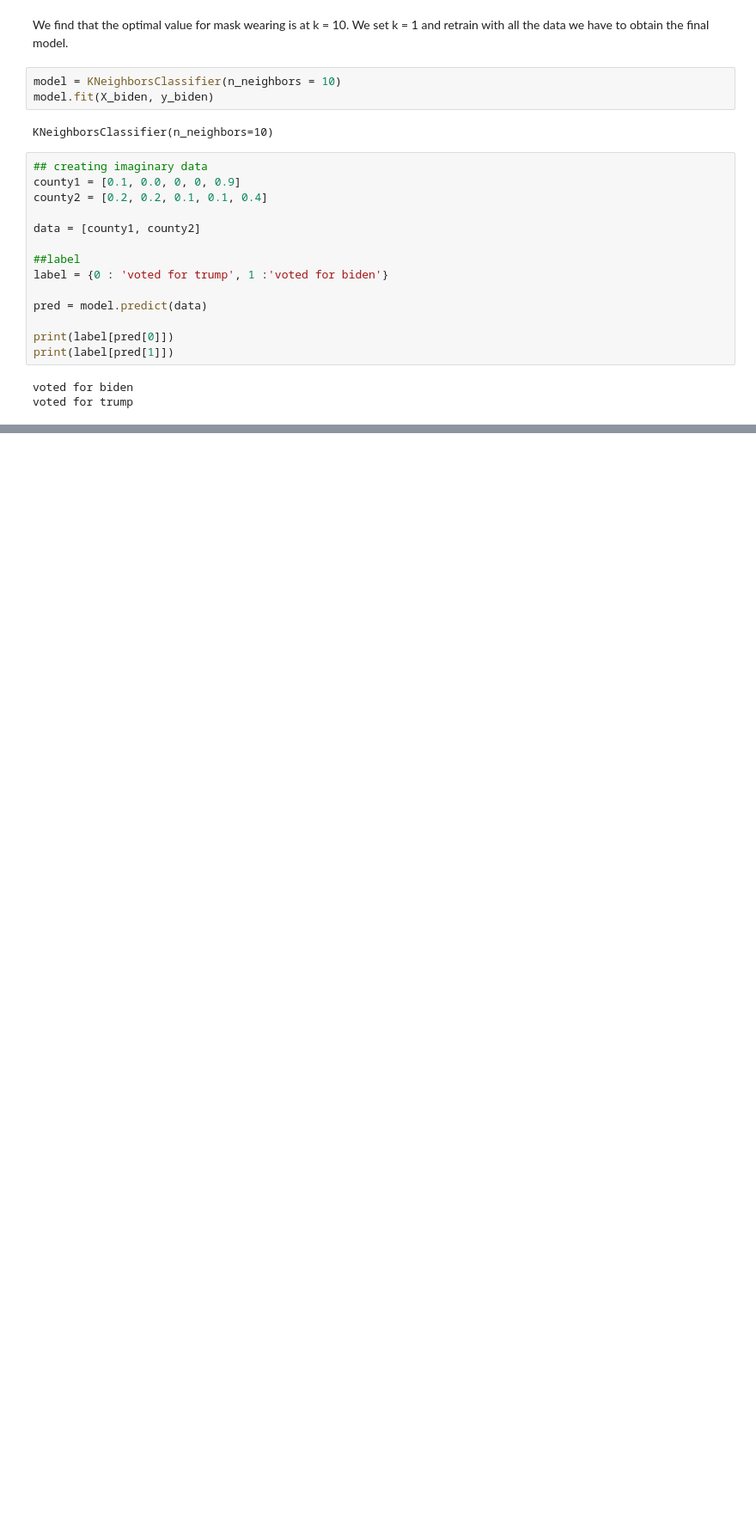
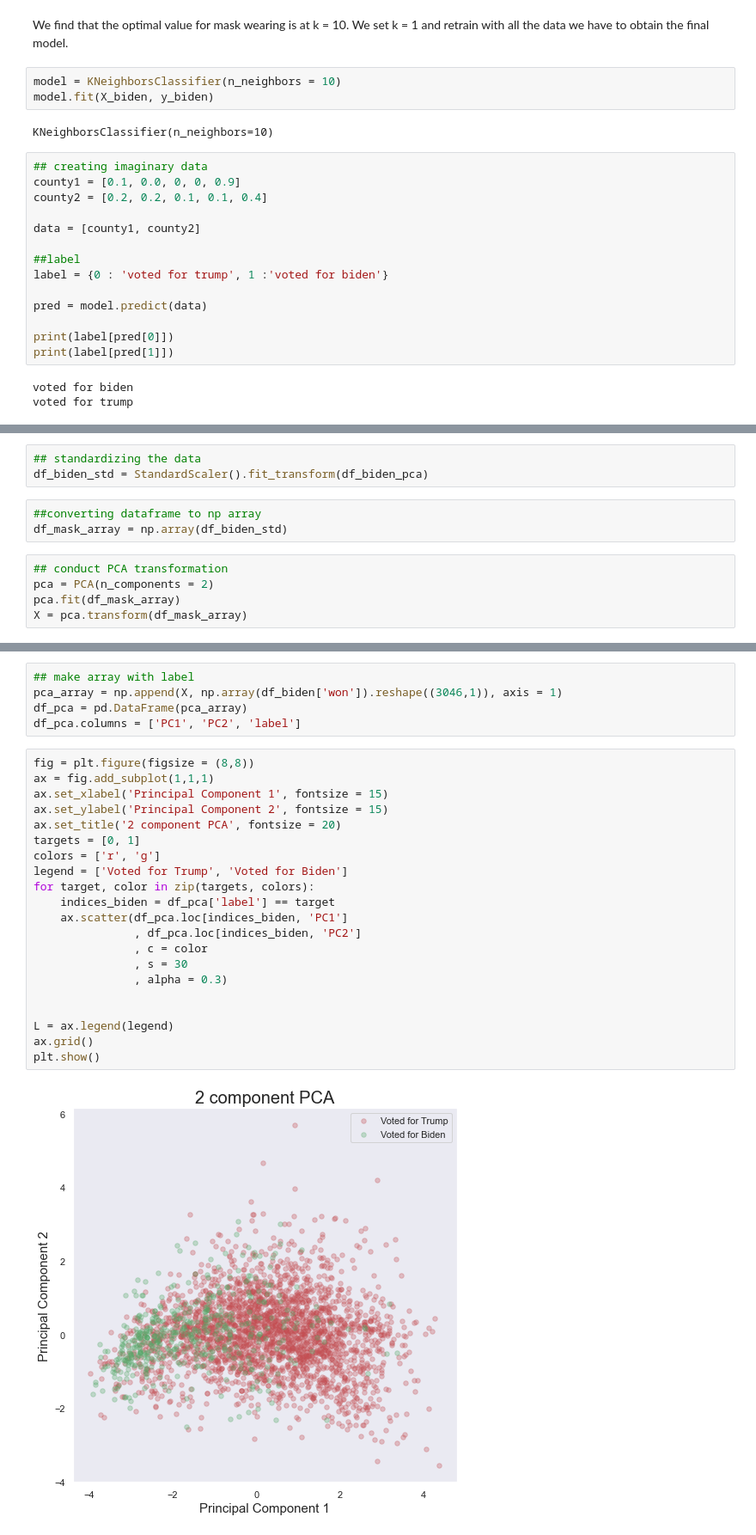
Before and after one commit to waychang626/MaskTracking, a Jupyter notebook: Mask Analysis .ipynb, the cells around one changed output, grey strips where cells are left out. Shown at 86% size. Saved outputs shown, nothing was run; the diff lists cells and outputs as text; blank space fills up the shorter version.

```diff
--- a/Mask Analysis .ipynb
+++ b/Mask Analysis .ipynb
@@ -357,0 +358,11 @@ voted for trump
+# %%
+## standardizing the data
+df_biden_std = StandardScaler().fit_transform(df_biden_pca)
+# %%
+##converting dataframe to np array
+df_mask_array = np.array(df_biden_std)
+# %%
+## conduct PCA transformation
+pca = PCA(n_components = 2)
+pca.fit(df_mask_array)
+X = pca.transform(df_mask_array)
@@ -357,0 +371,28 @@ voted for trump
+# %%
+## make array with label
+pca_array = np.append(X, np.array(df_biden['won']).reshape((3046,1)), axis = 1)
+df_pca = pd.DataFrame(pca_array)
+df_pca.columns = ['PC1', 'PC2', 'label']
+# %%
+fig = plt.figure(figsize = (8,8))
+ax = fig.add_subplot(1,1,1)
+ax.set_xlabel('Principal Component 1', fontsize = 15)
+ax.set_ylabel('Principal Component 2', fontsize = 15)
+ax.set_title('2 component PCA', fontsize = 20)
+targets = [0, 1]
+colors = ['r', 'g']
+legend = ['Voted for Trump', 'Voted for Biden']
+for target, color in zip(targets, colors):
+    indices_biden = df_pca['label'] == target
+    ax.scatter(df_pca.loc[indices_biden, 'PC1']
+               , df_pca.loc[indices_biden, 'PC2']
+               , c = color
+               , s = 30
+               , alpha = 0.3)
+
+
+L = ax.legend(legend)
+ax.grid()
+plt.show()
+# %% [output]
+[figure, added]
```
Also changed, not shown: parts of 33 cells of this notebook, 4 other files.
